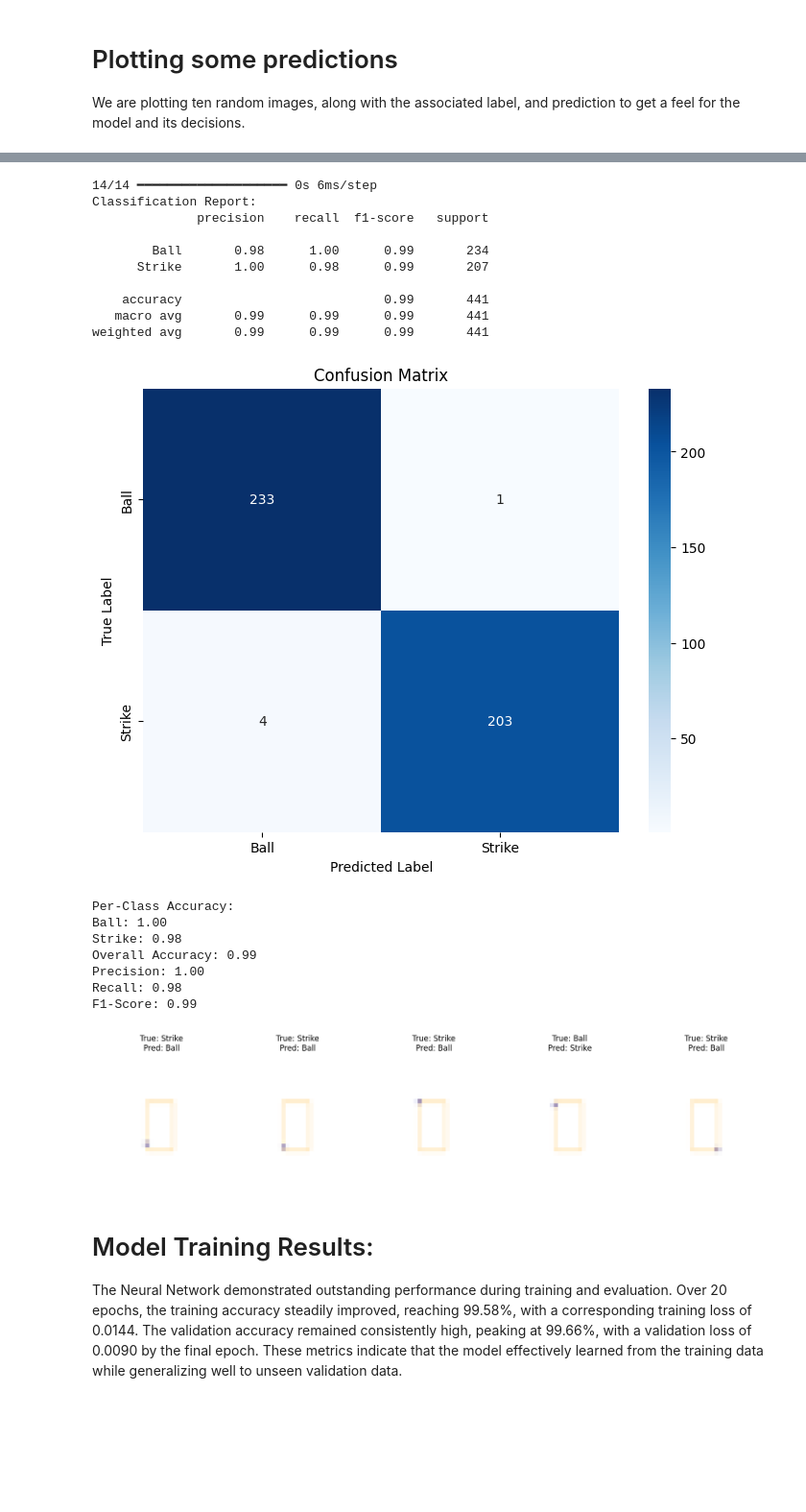
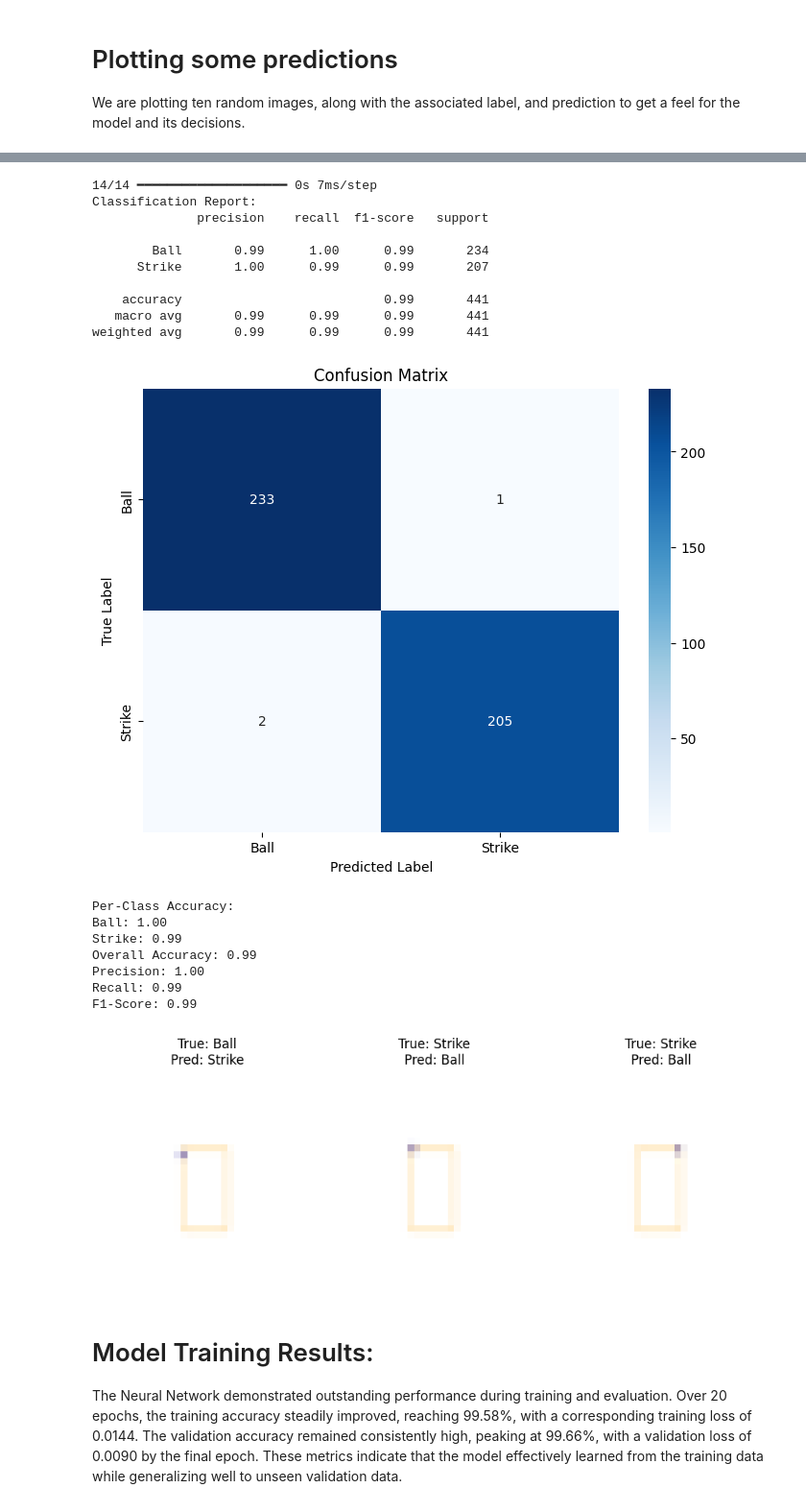
Before and after one commit to indexjoseph/BaseballOpticsAnalysis, a Jupyter notebook: BaseballOpticsAnalysis_EDA.ipynb, the cells around one changed output, grey strips where cells are left out. Shown at 96% size. Saved outputs shown, nothing was run; the diff lists cells and outputs as text; code cells hidden in the pictures; blank space fills up the shorter version.

```diff
--- a/BaseballOpticsAnalysis_EDA.ipynb
+++ b/BaseballOpticsAnalysis_EDA.ipynb
@@ -287,22 +293,19 @@ plt.show()
 # %%
 # the variable which holds the classified images
-image_classification = {"BallCalled": [], "StrikeCalled": []}
-X = []
-y = []
+image_classification = {"image": [], "call": []}
 
 for i in range(len(df_filtered)):
     obs = df_filtered.iloc[i]
     if obs["PitchCall"] == "BallCalled":
-        X.append(normalized_image_list[i])
-        y.append(0)
-        image_classification["BallCalled"].append(normalized_image_list[i])
+        image_classification["call"].append(0)
     else:
-        X.append(normalized_image_list[i])
-        y.append(1)
-        image_classification["StrikeCalled"].append(normalized_image_list[i])
+        image_classification["call"].append(1)
 
-print(len(X))
-print(len(y))
+    image_classification["image"].append(normalized_image_list[i])
+
+
+print(len(image_classification["image"]))
+print(len(image_classification["call"]))
 # %% [output]
 2201
 2201
@@ -365,6 +375,7 @@ We are implementing a Convolutional Neural Network for a classigication problem
 # %%
 # Train the model
 # 10 was too little bumped to 20 and accuracy shot up
+model = create_model()
 model.fit(X_train, y_train, epochs=20, validation_data=(X_test, y_test))
 # %% [output]
 Epoch 1/20
@@ -411,15 +422,17 @@ for i, idx in enumerate(random_indices):
     image = X_test[idx]
     actual_label = y_test[idx]
 
-    # Predict the label using the trained model
+     # Predict the label using the trained model
     prediction = model.predict(np.expand_dims(image, axis=0))  # Add batch dimension
-    predicted_label = np.argmax(prediction)  # Get the predicted class index
+
+    # Convert the sigmoid output to binary classification (0 or 1)
+    predicted_label = 1 if prediction > 0.5 else 0  # If > 0.5, predict 'Strike' (1), otherwise 'Ball' (0)
 
     # Display the image
     plt.subplot(2, 5, i + 1)  # 2 rows, 5 columns
     plt.imshow(image)  # Display image
     plt.axis('off')  # Turn off axis
-    plt.title(f"Call: {'Strike' if actual_label else 'Ball ' }\nPred: {'Strike' if predicted_label  else 'Ball ' }")  # Title with actual and predicted labels
+    plt.title(f"Call: {'Strike' if actual_label   else 'Ball ' }\nPred: {'Strike' if predicted_label > .5 else 'Ball ' }")  # Title with actual and predicted labels
 
 # Show the plot
 plt.tight_layout()
@@ -442,7 +455,7 @@ import seaborn as sns # type: ignore
 
 # Get predictions for the entire test set
 y_pred_probs = model.predict(X_test)
-y_pred = np.argmax(y_pred_probs, axis=1)
+y_pred = (y_pred_probs > 0.5).astype(int)
 
 # Print a detailed classification report
 print("Classification Report:")
@@ -479,39 +492,39 @@ print(f"F1-Score: {f1:.2f}")
 # Find misclassified indices
 misclassified_indices = [i for i, (true, pred) in enumerate(zip(y_test, y_pred)) if true != pred]
 
 # Display a few misclassified examples
 plt.figure(figsize=(15, 10))
 for i, idx in enumerate(misclassified_indices[:10]):  # Show up to 10
     image = X_test[idx]
     actual_label = y_test[idx]
     predicted_label = y_pred[idx]
 
     plt.subplot(2, 5, i + 1)
     plt.imshow(image)
     plt.axis('off')
     plt.title(f"True: {'Strike' if actual_label else 'Ball'}\nPred: {'Strike' if predicted_label else 'Ball'}")
 plt.tight_layout()
 plt.show()
 # %% [output]
-14/14 ━━━━━━━━━━━━━━━━━━━━ 0s 6ms/step
+14/14 ━━━━━━━━━━━━━━━━━━━━ 0s 7ms/step
 Classification Report:
               precision    recall  f1-score   support
 
-        Ball       0.98      1.00      0.99       234
-      Strike       1.00      0.98      0.99       207
+        Ball       0.99      1.00      0.99       234
+      Strike       1.00      0.99      0.99       207
 
     accuracy                           0.99       441
    macro avg       0.99      0.99      0.99       441
 weighted avg       0.99      0.99      0.99       441
 [figure]
 Per-Class Accuracy:
 Ball: 1.00
-Strike: 0.98
+Strike: 0.99
 Overall Accuracy: 0.99
 Precision: 1.00
-Recall: 0.98
+Recall: 0.99
 F1-Score: 0.99
-[figure, old version]
+[figure, new version]
 # %% [markdown]
 # Model Training Results:
 
```
Also changed, not shown: parts of 10 cells of this notebook, 2 other files.
